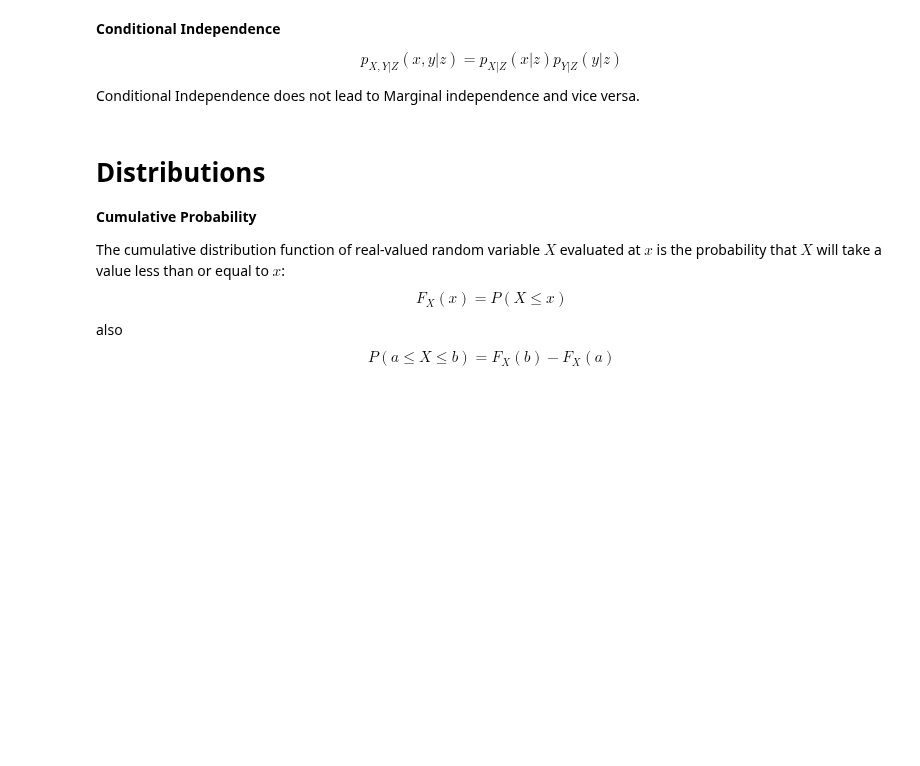
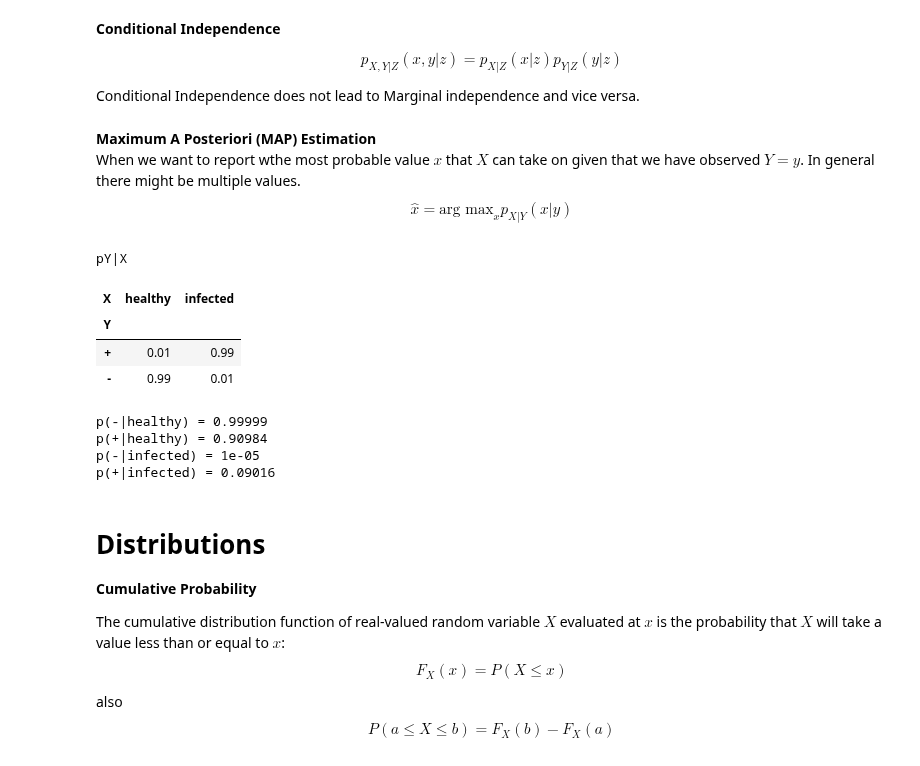
Before and after one commit to elzurdo/cheatsheets, a Jupyter notebook: statistics_python.ipynb, the cells around one changed output. Saved outputs shown, nothing was run; the diff lists cells and outputs as text; code cells hidden in the pictures; blank space fills up the shorter version.

Commit message:
Bayes' Theorem for Random Variables

```diff
--- a/statistics_python.ipynb
+++ b/statistics_python.ipynb
@@ -874,6 +874,43 @@ Meaning
 $$p_{X,Y|Z}(x,y|z) = p_{X|Z}(x|z)p_{Y|Z}(y|z)$$
 
 Conditional Independence does not lead to Marginal independence and vice versa.
+# %% [markdown]
+**Maximum A Posteriori (MAP) Estimation**
+When we want to report wthe most probable value $𝑥$ that $𝑋$ can take on given that we have observed $𝑌=𝑦$. In general there might be multiple values.
+$$
+\hat{x} = \text{arg max}_x p_{X|Y}(x|y)
+$$
+# %%
+# Bayes' Theorem for Random Variables: Medical Diagnosis
+
+import pandas as pd
+from IPython.display import display
+
+pX = {'healthy': 0.999, 'infected': 0.001}
+pY_givenX = {'healthy':{'+':0.01, '-':0.99}, 'infected':{'+': 0.99, '-':0.01}}
+
+print('pY|X')
+df = pd.DataFrame(pY_givenX)
+df.index.name = 'Y'
+df.columns.name = 'X'
+display(df)
+
+x_to_not = {'healthy': 'infected', 'infected': 'healthy'}
+for x in pX.keys():
+    x_not = x_to_not[x]
+    for y in ['-', '+']:
+        pX_givenY = pY_givenX[x][y] * pX[x] / (pY_givenX[x][y] * pX[x] + pY_givenX[x_not][y] * pX[x_not])
+        print(f'p({y}|{x}) = {np.round(pX_givenY,5)}')
+# %% [output]
+pY|X
+| X | healthy | infected |
+| Y |  |  |
+| + | 0.01 | 0.99 |
+| - | 0.99 | 0.01 |
+p(-|healthy) = 0.99999
+p(+|healthy) = 0.90984
+p(-|infected) = 1e-05
+p(+|infected) = 0.09016
 # %% [markdown]
 # Distributions
 
```
